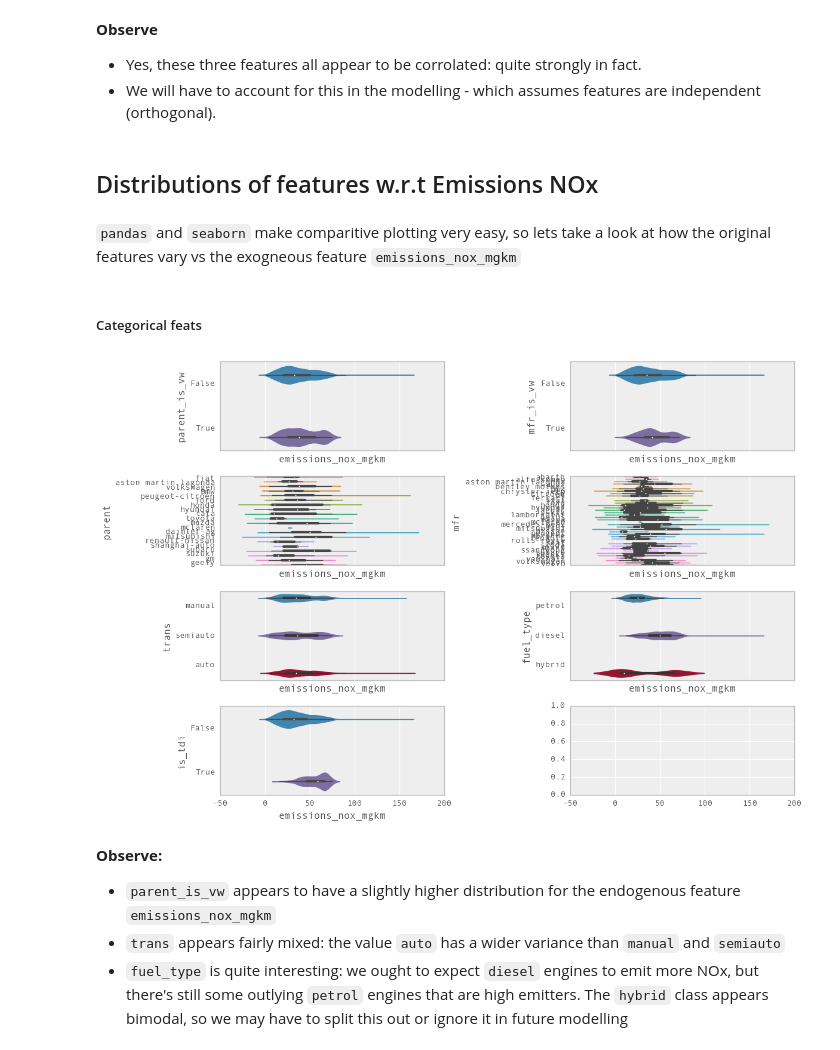
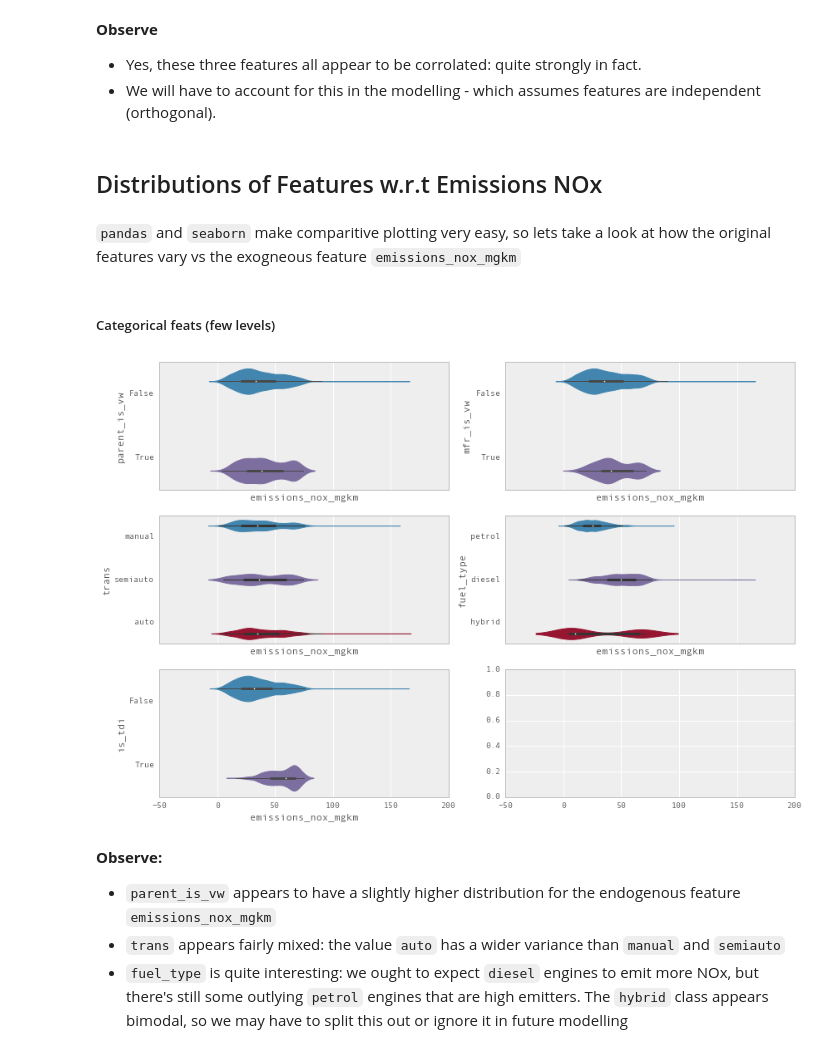
Before and after one commit to jonsedar/pymc3_vs_pystan, a Jupyter notebook: 20_InitialDataAnalysis.ipynb, the cells around one changed output. Saved outputs shown, nothing was run; the diff lists cells and outputs as text; code cells hidden in the pictures.

```diff
--- a/20_InitialDataAnalysis.ipynb
+++ b/20_InitialDataAnalysis.ipynb
@@ -111,8 +106,8 @@ custom_describe(df)
 # %% [markdown]
 ##### Declare feats for use
 # %%
-fts_cat = ['parent_is_vw','mfr_is_vw','parent','mfr','trans'
-           ,'fuel_type','is_tdi']
+fts_cat_few = ['parent_is_vw','mfr_is_vw','trans','fuel_type','is_tdi']
+fts_cat_many = ['parent','mfr']
 fts_num = ['metric_combined','metric_extra_urban','metric_urban_cold'
            ,'engine_capacity','emissions_co_mgkm']
 ft_endog = 'emissions_nox_mgkm'
@@ -138,5 +133,5 @@ We want to see if VW displays unusual patterns in NOx emissions compared to the
 # %%
-f, ax2d = plt.subplots(4,2, squeeze=False, figsize=(15,12))
-for i, ft in enumerate(fts_cat):
+f, ax2d = plt.subplots(3,2, squeeze=False, figsize=(12,6))
+for i, ft in enumerate(fts_cat_few):
     _ = df.groupby(ft).size().plot(kind='barh', ax=ax2d[i//2, i%2], title=ft)
 # %% [output]
@@ -148,0 +146,4 @@ for i, ft in enumerate(fts_cat):
+# %%
+f, ax2d = plt.subplots(1,2, squeeze=False, figsize=(12,10))
+for i, ft in enumerate(fts_cat_many):
+    _ = df.groupby(ft).size().sort_values().plot(kind='barh', ax=ax2d[i//2, i%2], title=ft)
@@ -173,24 +195,24 @@ _ = g.map_lower(sns.kdeplot)
 + Yes, these three features all appear to be corrolated: quite strongly in fact.
 + We will have to account for this in the modelling - which assumes features are independent (orthogonal).
 # %% [markdown]
-## Distributions of features w.r.t Emissions NOx
+## Distributions of Features w.r.t Emissions NOx
 # %% [markdown]
 `pandas` and `seaborn` make comparitive plotting very easy, so lets take a look at how the original features vary vs the exogneous feature `emissions_nox_mgkm`
 # %% [markdown]
-##### Categorical feats
+##### Categorical feats (few levels)
 # %%
 col_wrap = 2
-f, ax2d = plt.subplots(nrows=int(np.ceil(len(fts_cat)/col_wrap)), ncols=col_wrap
+f, ax2d = plt.subplots(nrows=int(np.ceil(len(fts_cat_few)/col_wrap)), ncols=col_wrap
                        ,squeeze=False, sharey=False, sharex=True, figsize=(12,8))
 
-for i, ft in enumerate(fts_cat):
+for i, ft in enumerate(fts_cat_few):
     ax = sns.violinplot(x=ft_endog, y=ft, data=df, hue=ft, ax=ax2d[i//col_wrap,i%col_wrap]
                     ,saturation=0.8, orient='h')
     ax.legend().set_visible(False)
 
 plt.tight_layout()
 # %% [output]
-[figure, old version]
+[figure, new version]
 # %% [markdown]
 **Observe:**
 
```
Also changed, not shown: parts of 21 cells of this notebook, 3 other files.
